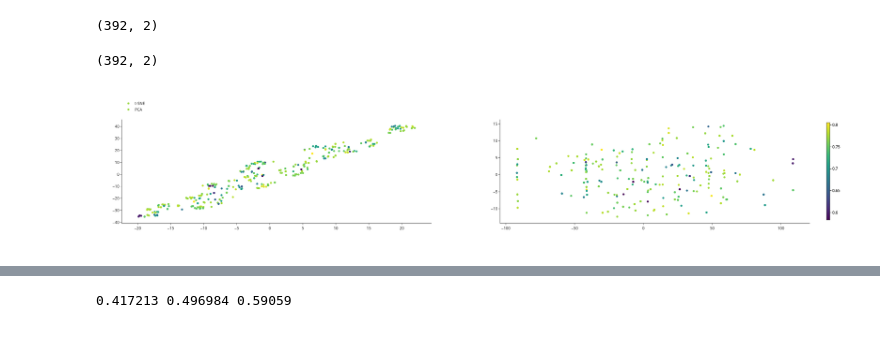
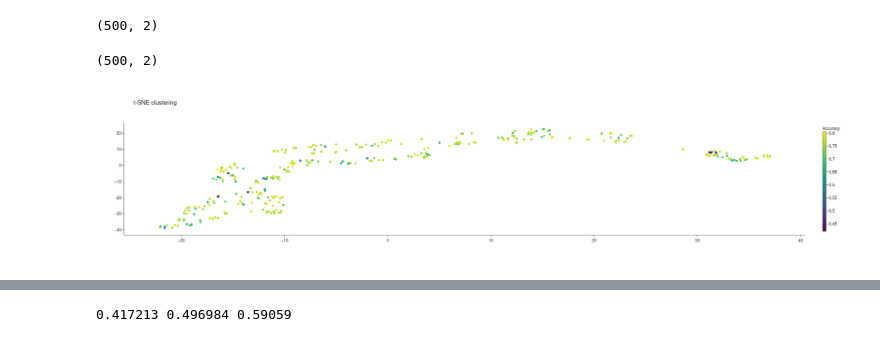
Before and after one commit to danielgafni/Bachelor, a Jupyter notebook: optimize_awsbatch/awsbatch_analysis.ipynb, the cells around one changed output, grey strips where cells are left out. Cells and saved outputs as stored; diff of their text form; code cells hidden in the pictures.

```diff
--- a/optimize_awsbatch/awsbatch_analysis.ipynb
+++ b/optimize_awsbatch/awsbatch_analysis.ipynb
@@ -26,7 +26,7 @@ layout = go.Layout(
     )
 )
 # %%
-names = ["1.npy", "2.npy", "3.npy", "4.npy"]
+names = ["1.npy", "2.npy", "3.npy", "4.npy", "5.npy"]
 
 scores = np.block([np.load(f"scores/{filename}") for filename in names])
 parameters = np.block([np.load(f"parameters/{filename}").T for filename in names]).T
@@ -41,5 +41,5 @@ parameters.shape
 # %%
-good = scores > 0.5
+good = scores > 0.2
 # %%
 # parameters = np.concatenate((parameters, scores.reshape(1, -1).T), axis=1)
 # %%
@@ -49,26 +49,23 @@ parameters_pca = pca.transform(parameters)[good]
 # %%
 parameters_tsne.shape
 # %% [output]
-(392, 2)
+(500, 2)
 # %%
 parameters_pca.shape
 # %% [output]
-(392, 2)
+(500, 2)
 # %%
 
 # scores = scores[good]
 # parameters = parameters[good]
 # %%
-fig = make_subplots(rows=1, cols=2)
+fig = go.Figure()
 # fig.update_layout(layout)
 fig.add_scatter(
-    x=parameters_tsne[:, 0], y=parameters_tsne[:, 1], marker=dict(color=scores[good], colorscale='Viridis', colorbar=dict(thickness=10)), name="t-SNE",
-    mode="markers", row=1, col=1
+    x=parameters_tsne[:, 0], y=parameters_tsne[:, 1], marker=dict(color=scores[good], colorscale='Viridis', colorbar=dict(thickness=10, title="Accuracy")), name="t-SNE",
+    mode="markers"
 )
-fig.add_scatter(
-    x=parameters_pca[:, 0], y=parameters_pca[:, 1], marker=dict(color=scores[good], colorscale='Viridis', colorbar=dict(thickness=10)), name="PCA",
-    mode="markers", row=1, col=2
-)
-fig.update_layout(height=500, width=1000, legend_x=0, legend_y=1.2)
+
+fig.update_layout(height=500, width=1000, legend_x=0, legend_y=1.2, title_text="t-SNE clustering")
 # %% [output]
-[figure, old version]
+[figure, new version]
```
Also changed, not shown: parts of 15 cells of this notebook, 8 other files.
